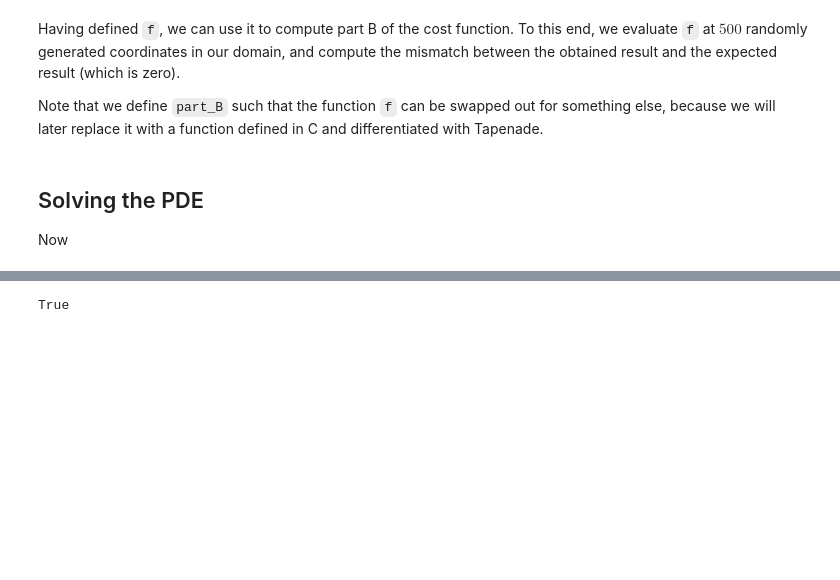
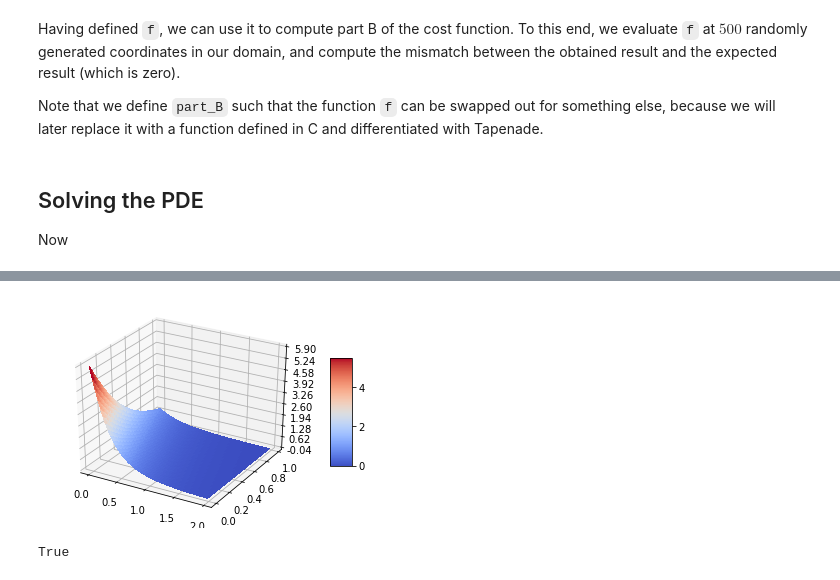
Before and after one commit to sriharikrishna/siamcse23, a Jupyter notebook: pinn_tapenade.ipynb, the cells around one changed output, grey strips where cells are left out. Drawn from its saved outputs; the diff is of its cells as text; code cells hidden in the pictures; blank space fills up the shorter version.

```diff
--- a/pinn_tapenade.ipynb
+++ b/pinn_tapenade.ipynb
@@ -169,3 +174,30 @@ for epoch in range(iterations):
+# %%
+import matplotlib.pyplot as plt
+from matplotlib import cm
+from matplotlib.ticker import LinearLocator, FormatStrFormatter
+
+def plotnet(net):
+    fig = plt.figure()
+    ax = fig.add_subplot(projection='3d')
+    x=np.arange(0,2,0.02)
+    t=np.arange(0,1,0.02)
+    ms_x, ms_t = np.meshgrid(x, t)
+    x = np.ravel(ms_x).reshape(-1,1)
+    t = np.ravel(ms_t).reshape(-1,1)
+    pt_x = Variable(torch.from_numpy(x).float(), requires_grad=True).to(device)
+    pt_t = Variable(torch.from_numpy(t).float(), requires_grad=True).to(device)
+    pt_u = net(pt_x,pt_t)
+    u=pt_u.data.cpu().numpy()
+    ms_u = u.reshape(ms_x.shape)
+    surf = ax.plot_surface(ms_x,ms_t,ms_u, cmap=cm.coolwarm,linewidth=0, antialiased=False)
+    ax.zaxis.set_major_locator(LinearLocator(10))
+    ax.zaxis.set_major_formatter(FormatStrFormatter('%.02f'))
+    fig.colorbar(surf, shrink=0.5, aspect=5)
+    plt.show()
+
+plotnet(net)
+# %% [output]
+[figure, added]
 # %%
 class CustomFunc(torch.autograd.Function):
     @staticmethod
```
Also changed, not shown: parts of 4 cells of this notebook.
